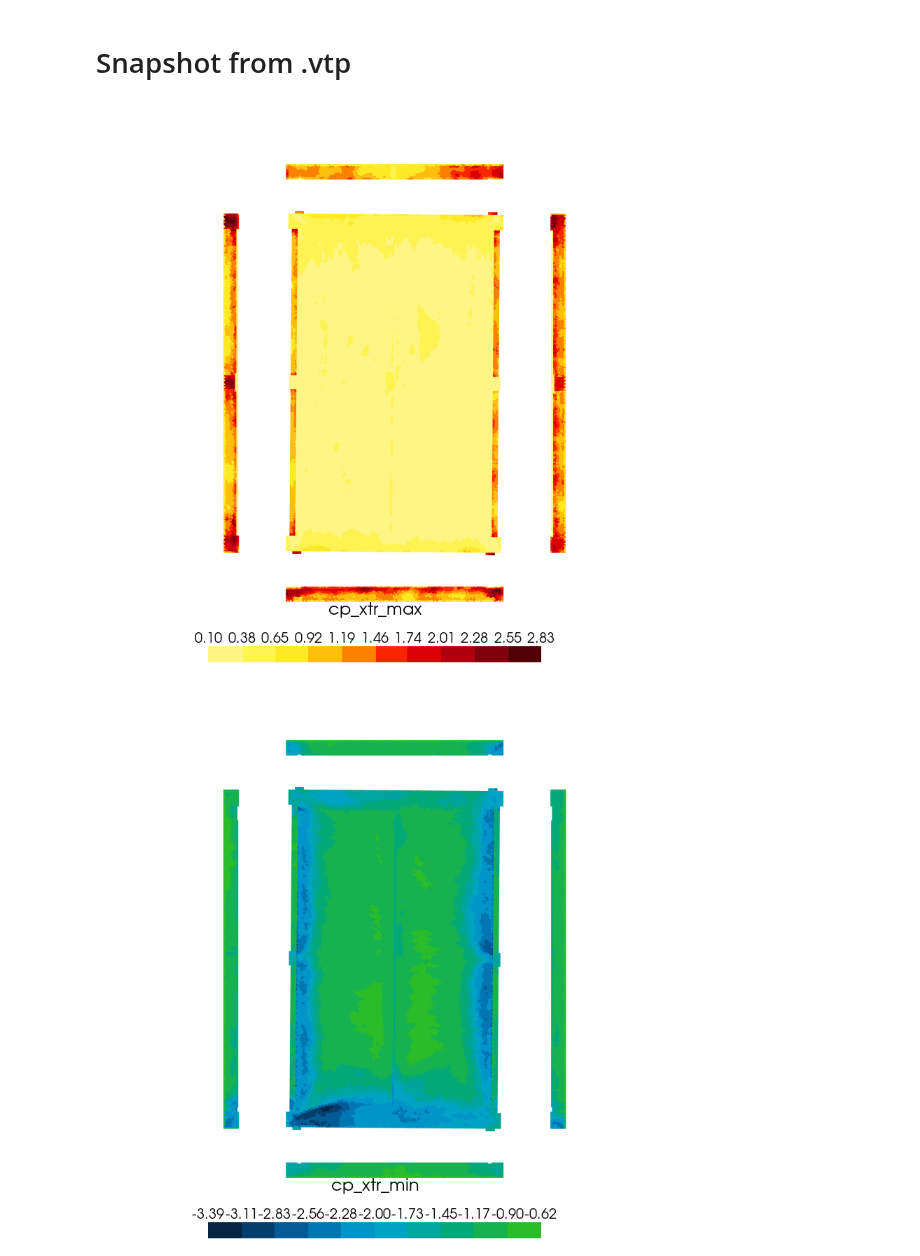
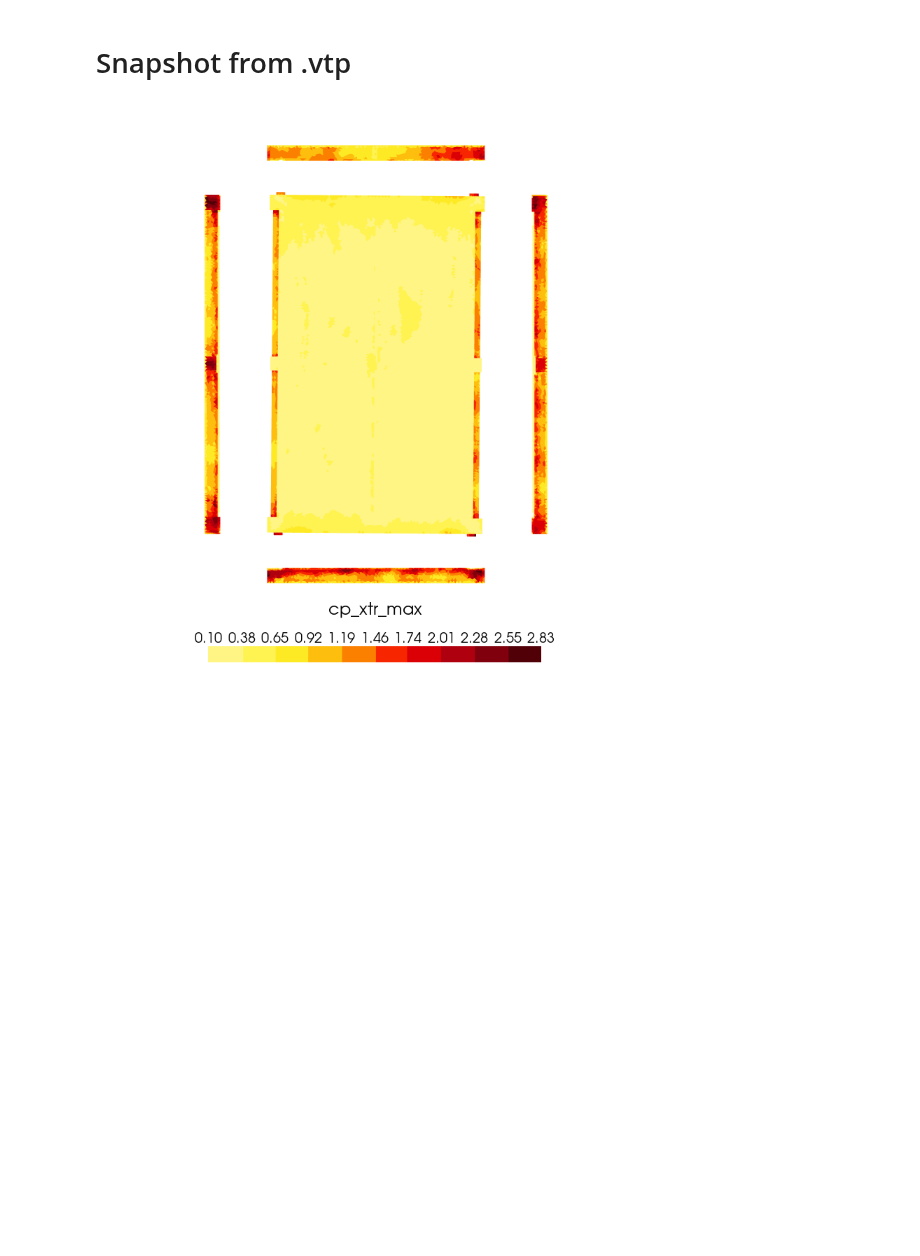
Before and after one commit to AeroSim-CFD/cfdmod, a Jupyter notebook: docs/source/use_cases/snapshot/take_snapshot.ipynb, the cells around one changed output. Drawn from its saved outputs; the diff is of its cells as text; code cells hidden in the pictures; blank space fills up the shorter version.

Commit message:
notebooks and fixtures

```diff
--- a/docs/source/use_cases/snapshot/take_snapshot.ipynb
+++ b/docs/source/use_cases/snapshot/take_snapshot.ipynb
@@ -3,40 +3,36 @@
 # %%
 import pathlib
 
 from cfdmod.use_cases.snapshot.camera import take_snapshot
 from cfdmod.use_cases.snapshot.config import SnapshotConfig
 from cfdmod.use_cases.snapshot.process_image import process_image
 from cfdmod.utils import create_folder_path
 import warnings
 
-project_path = pathlib.Path("/home/ubuntu/Documentos/Repositories/insight/Docker/local/volume/PrologisCajamar4_final")
+cfg_path = pathlib.Path("./fixtures/tests/snapshot/snapshot_params.yaml")
+cfg = SnapshotConfig.from_file(cfg_path)
 
-for block_lbl in ["G100", "G200", "G300"]:
-    cfg_path = project_path / block_lbl / "configs" / "snapshot_params.yaml"
-    cfg = SnapshotConfig.from_file(cfg_path)
+output_path = pathlib.Path("./output/snapshot")
+create_folder_path(output_path)
 
-    output_path = project_path / block_lbl / "images"
-    create_folder_path(output_path)
+for polydata_cfg in cfg.polydata:
+    vtp_path = pathlib.Path(polydata_cfg.file_path)
 
-    for polydata_cfg in cfg.polydata:
-        vtp_path = pathlib.Path(polydata_cfg.file_path)
-
-        for image_cfg in polydata_cfg.images:
-            with warnings.catch_warnings():
-                warnings.simplefilter("ignore")
-                take_snapshot(
-                    scalar_name=image_cfg.scalar_label,
-                    file_path=vtp_path,
-                    output_path=output_path / f"{image_cfg.image_label}.png",
-                    colormap_params=cfg.colormap,
-                    projection_params=cfg.projection,
-                    camera_params=cfg.camera,
-                )
-            process_image(
-                image_path=output_path / f"{image_cfg.image_label}.png",
+    for image_cfg in polydata_cfg.images:
+        with warnings.catch_warnings():
+            warnings.simplefilter("ignore")
+            take_snapshot(
+                scalar_name=image_cfg.scalar_label,
+                file_path=vtp_path,
                 output_path=output_path / f"{image_cfg.image_label}.png",
-                crop_cfg=cfg.camera.crop,
+                colormap_params=cfg.colormap,
+                projection_params=cfg.projection,
+                camera_params=cfg.camera,
             )
+        process_image(
+            image_path=output_path / f"{image_cfg.image_label}.png",
+            output_path=output_path / f"{image_cfg.image_label}.png",
+            crop_cfg=cfg.camera.crop,
+        )
 # %% [output]
-[figure, old version]
+[figure, new version]
-[figure, removed]
```
Also changed, not shown: parts of 1 cell of this notebook, 2 other files.
